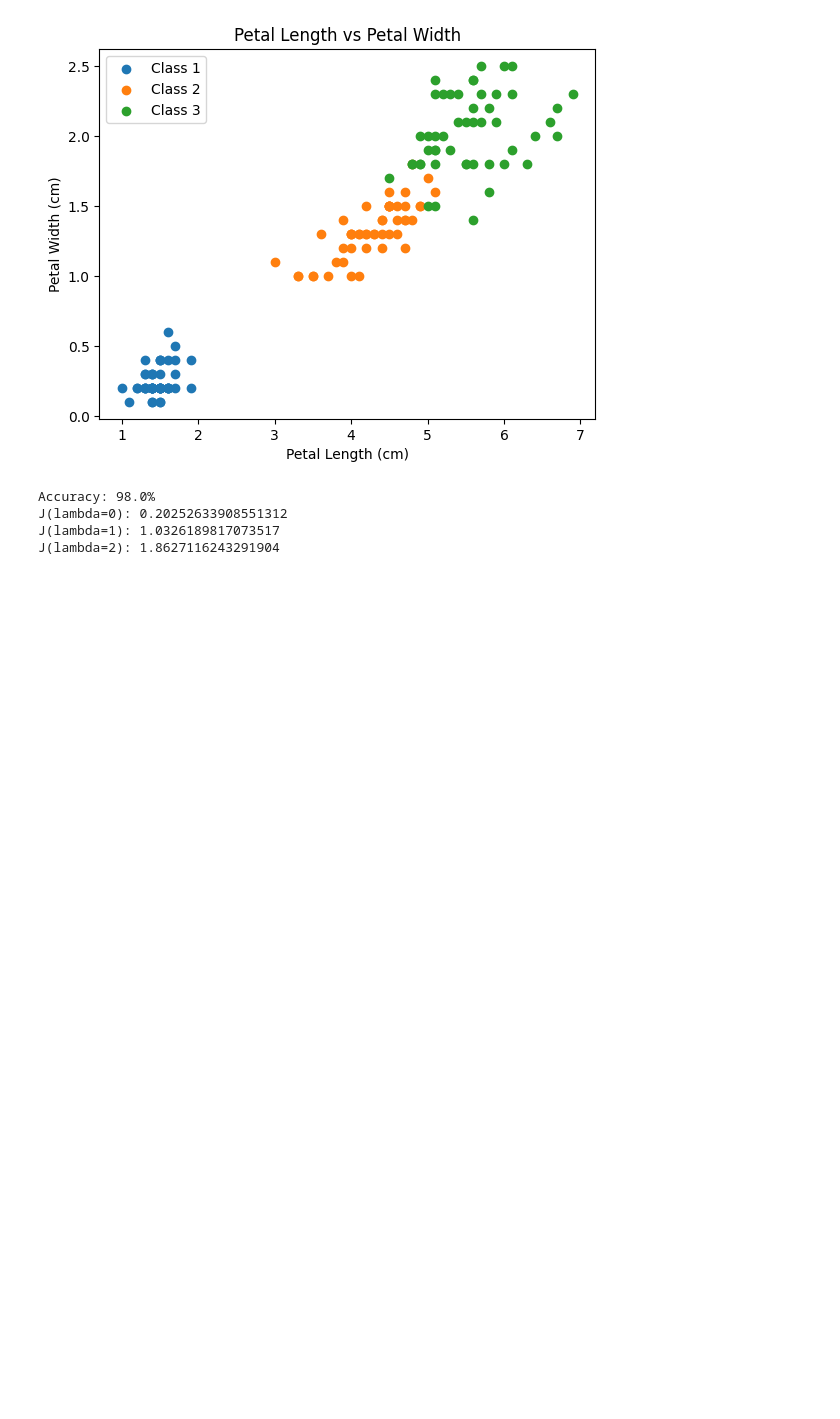
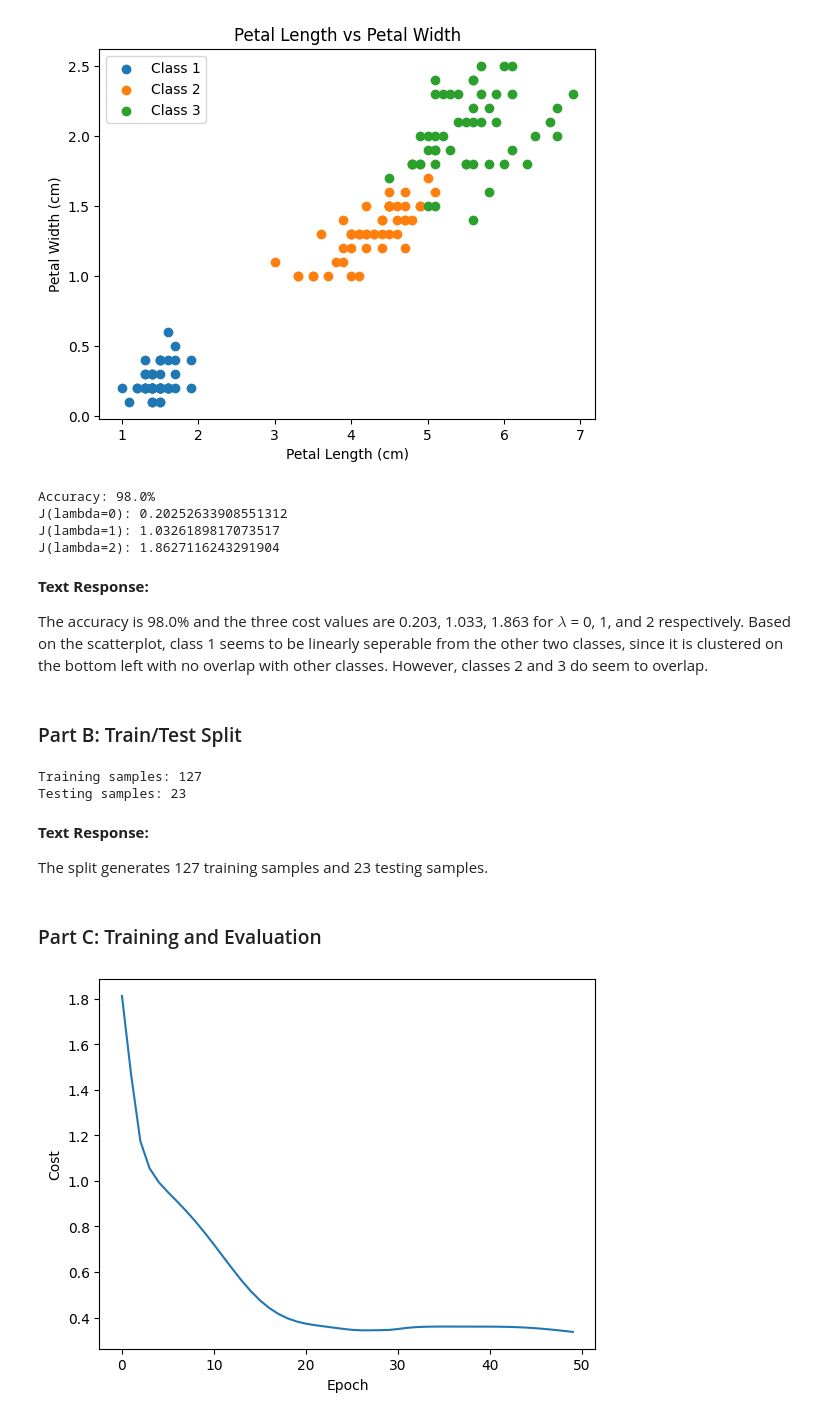
Before and after one commit to Aragya1642/1395_MachineLearning, a Jupyter notebook: ps6_python_Goyal_Aragya/ps6_Goyal_Aragya.ipynb, the cells around one changed output. Cells and saved outputs as stored; diff of their text form; code cells hidden in the pictures; blank space fills up the shorter version.

```diff
--- a/ps6_python_Goyal_Aragya/ps6_Goyal_Aragya.ipynb
+++ b/ps6_python_Goyal_Aragya/ps6_Goyal_Aragya.ipynb
@@ -304,3 +304,43 @@ Accuracy: 98.0%
 J(lambda=0): 0.20252633908551312
 J(lambda=1): 1.0326189817073517
 J(lambda=2): 1.8627116243291904
+# %% [markdown]
+**Text Response:**
+
+The accuracy is 98.0% and the three cost values are 0.203, 1.033, 1.863 for $\lambda$ = 0, 1, and 2 respectively. Based on the scatterplot, class 1 seems to be linearly seperable from the other two classes, since it is clustered on the bottom left with no overlap with other classes. However, classes 2 and 3 do seem to overlap.
+# %% [markdown]
+### Part B: Train/Test Split
+# %%
+# Set Random Seed
+np.random.seed(D)
+
+# Randomize indices and calculate split
+indices = np.random.permutation(X_iris.shape[0])
+split = int(0.85 * X_iris.shape[0])
+
+# Create the new training and testing split arrays
+X_iris_train = X_iris[indices[:split]]
+y_iris_train = y_iris[indices[:split]]
+X_iris_test = X_iris[indices[split:]]
+y_iris_test = y_iris[indices[split:]]
+
+# Report training and testing samples
+print(f"Training samples: {X_iris_train.shape[0]}")
+print(f"Testing samples: {X_iris_test.shape[0]}")
+# %% [output]
+Training samples: 127
+Testing samples: 23
+# %% [markdown]
+**Text Response:**
+
+The split generates 127 training samples and 23 testing samples.
+# %% [markdown]
+### Part C: Training and Evaluation
+# %%
+Theta1_t, Theta2_t, cost_hist = sGD(4, H, 3, X_iris_train, y_iris_train, 0, 0.05, 50, D)
+plt.plot(cost_hist)
+plt.xlabel('Epoch')
+plt.ylabel('Cost')
+plt.show()
+# %% [output]
+[figure, added]
```
Also changed, not shown: parts of 6 cells of this notebook.
